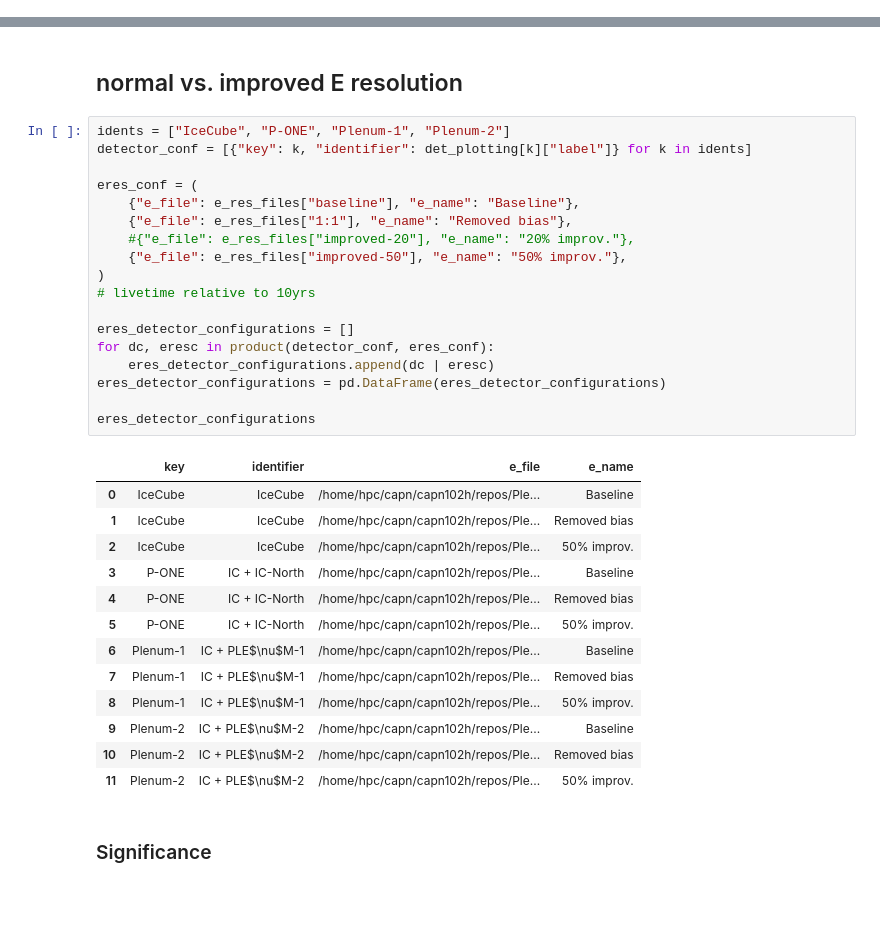
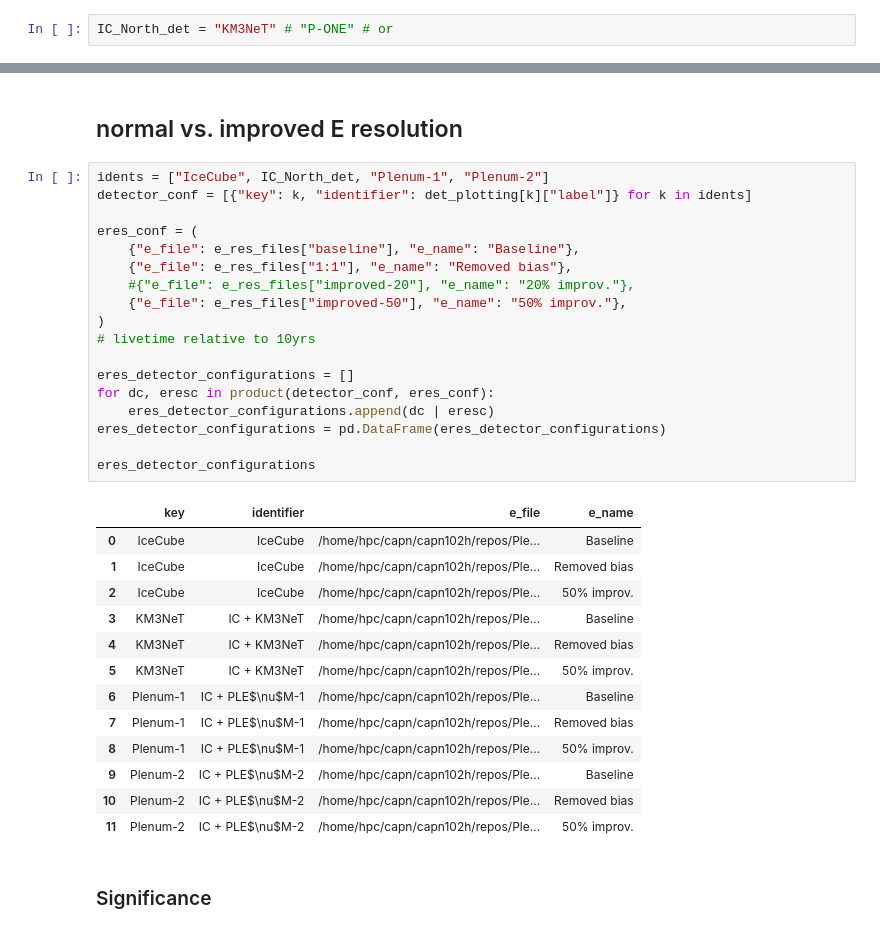
Before and after one commit to PLEnuM-group/Plenum, a Jupyter notebook: notebooks/analysis/pointsource_analysis_multi.ipynb, the cells around one changed output, grey strips where cells are left out. Drawn from its saved outputs; the diff is of its cells as text; blank space fills up the shorter version.

```diff
--- a/notebooks/analysis/pointsource_analysis_multi.ipynb
+++ b/notebooks/analysis/pointsource_analysis_multi.ipynb
@@ -67,5 +69,7 @@ functions plot_area, add_catalog, and add_extended_plane will not work.
 # %% [markdown]
 # Settings
+# %%
+IC_North_det = "KM3NeT" # "P-ONE" # or
 # %%
 # energy resolution files
 e_res_files = {
@@ -1815,31 +1869,31 @@ pval check: 1.0 ratio: 29.163404894864982
 # %% [markdown]
 ## normal vs. improved E resolution
 # %%
-idents = ["IceCube", "P-ONE", "Plenum-1", "Plenum-2"]
+idents = ["IceCube", IC_North_det, "Plenum-1", "Plenum-2"]
 detector_conf = [{"key": k, "identifier": det_plotting[k]["label"]} for k in idents]
 
 eres_conf = (
     {"e_file": e_res_files["baseline"], "e_name": "Baseline"},
     {"e_file": e_res_files["1:1"], "e_name": "Removed bias"},
     #{"e_file": e_res_files["improved-20"], "e_name": "20% improv."},
     {"e_file": e_res_files["improved-50"], "e_name": "50% improv."},
 )
 # livetime relative to 10yrs
 
 eres_detector_configurations = []
 for dc, eresc in product(detector_conf, eres_conf):
     eres_detector_configurations.append(dc | eresc)
 eres_detector_configurations = pd.DataFrame(eres_detector_configurations)
 
 eres_detector_configurations
 # %% [output]
 |  | key | identifier | e_file | e_name |
 | 0 | IceCube | IceCube | /home/hpc/capn/capn102h/repos/Ple... | Baseline |
 | 1 | IceCube | IceCube | /home/hpc/capn/capn102h/repos/Ple... | Removed bias |
 | 2 | IceCube | IceCube | /home/hpc/capn/capn102h/repos/Ple... | 50% improv. |
-| 3 | P-ONE | IC + IC-North | /home/hpc/capn/capn102h/repos/Ple... | Baseline |
-| 4 | P-ONE | IC + IC-North | /home/hpc/capn/capn102h/repos/Ple... | Removed bias |
-| 5 | P-ONE | IC + IC-North | /home/hpc/capn/capn102h/repos/Ple... | 50% improv. |
+| 3 | KM3NeT | IC + KM3NeT | /home/hpc/capn/capn102h/repos/Ple... | Baseline |
+| 4 | KM3NeT | IC + KM3NeT | /home/hpc/capn/capn102h/repos/Ple... | Removed bias |
+| 5 | KM3NeT | IC + KM3NeT | /home/hpc/capn/capn102h/repos/Ple... | 50% improv. |
 | 6 | Plenum-1 | IC + PLE$\nu$M-1 | /home/hpc/capn/capn102h/repos/Ple... | Baseline |
 | 7 | Plenum-1 | IC + PLE$\nu$M-1 | /home/hpc/capn/capn102h/repos/Ple... | Removed bias |
 | 8 | Plenum-1 | IC + PLE$\nu$M-1 | /home/hpc/capn/capn102h/repos/Ple... | 50% improv. |
```
Also changed, not shown: parts of 38 cells of this notebook, 19 other files.
